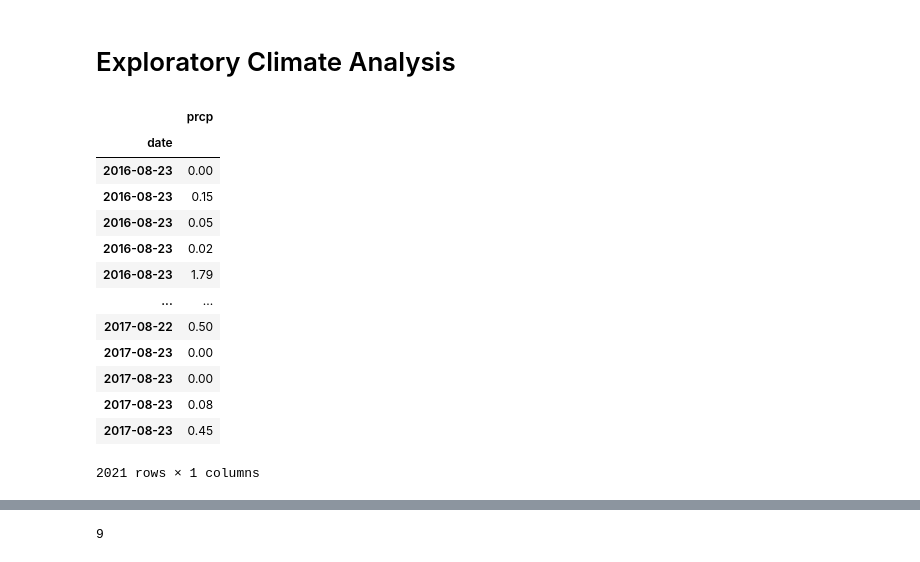
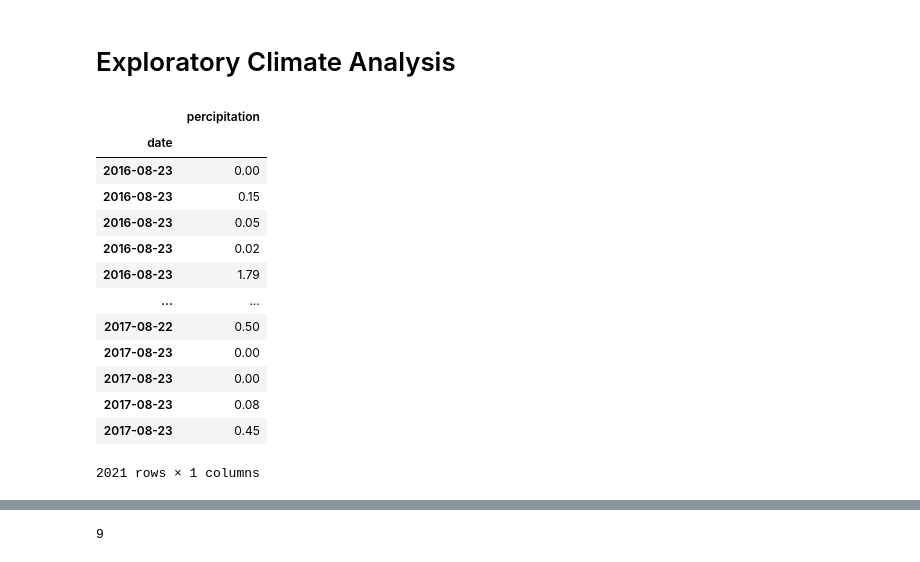
Before and after one commit to mnolker/sqlalchemy-challenge, a Jupyter notebook: climate.ipynb, the cells around one changed output, grey strips where cells are left out. Drawn from its saved outputs; the diff is of its cells as text; code cells hidden in the pictures.

```diff
--- a/climate.ipynb
+++ b/climate.ipynb
@@ -96,13 +96,44 @@ measurement_df.head(10)
 # %%
 # Design a query to retrieve the last 12 months of precipitation data and plot the results
 
 # Calculate the date 1 year ago from the last data point in the database
 #last_day = session.query(Measurement).order_by(Measurement.date.desc()).first().date
 
 last_12months_date = dt.datetime.strptime(session.query(Measurement).\
                                           order_by(Measurement.date.desc()).\
                                           first().date,'%Y-%m-%d')-dt.timedelta(days=366)
 
-# Perform a query to retrieve the data and precipitation scores
-percip_results = session.query(Measurement).order_by(Measurement.date.asc()).\
-    filter(Measurement.date >= last_12months_date)
+#Perform a query to retrieve the data and precipitation scores
+percip_results_joined = session.query(Measurement).\
+    join(Station, Station.station == Measurement.station).\
+    filter(Measurement.date > last_12months_date).\
+    order_by(Measurement.date.asc()).all()
+
+#extract lists from SQL object
+prcp_list = []
+date_list = []
+
+for row in percip_results_joined:
+    if type(row.prcp) == float:
+        prcp_list.append(row.prcp)
+        date_list.append(row.date)
+
+# Save the query results as a Pandas DataFrame and set the index to the date column
+prcp_last12months_joined_df = pd.DataFrame({"date":date_list, "percipitation":prcp_list})
+prcp_last12months_joined_df = prcp_last12months_joined_df.set_index(["date"])
+prcp_last12months_joined_df
+# %% [output]
+|  | percipitation |
+| date |  |
+| 2016-08-23 | 0.00 |
+| 2016-08-23 | 0.15 |
+| 2016-08-23 | 0.05 |
+| 2016-08-23 | 0.02 |
+| 2016-08-23 | 1.79 |
+| ... | ... |
+| 2017-08-22 | 0.50 |
+| 2017-08-23 | 0.00 |
+| 2017-08-23 | 0.00 |
+| 2017-08-23 | 0.08 |
+| 2017-08-23 | 0.45 |
+2021 rows × 1 columns
@@ -117,19 +139,0 @@ for row in percip_results:
-# %%
-prcp_last12months_df = pd.DataFrame({"date":date_list, "prcp":prcp_list})
-prcp_last12months_df = prcp_last12months_df.set_index(["date"])
-prcp_last12months_df
-# %% [output]
-|  | prcp |
-| date |  |
-| 2016-08-23 | 0.00 |
-| 2016-08-23 | 0.15 |
-| 2016-08-23 | 0.05 |
-| 2016-08-23 | 0.02 |
-| 2016-08-23 | 1.79 |
-| ... | ... |
-| 2017-08-22 | 0.50 |
-| 2017-08-23 | 0.00 |
-| 2017-08-23 | 0.00 |
-| 2017-08-23 | 0.08 |
-| 2017-08-23 | 0.45 |
-2021 rows × 1 columns
```
Also changed, not shown: parts of 8 cells of this notebook.
